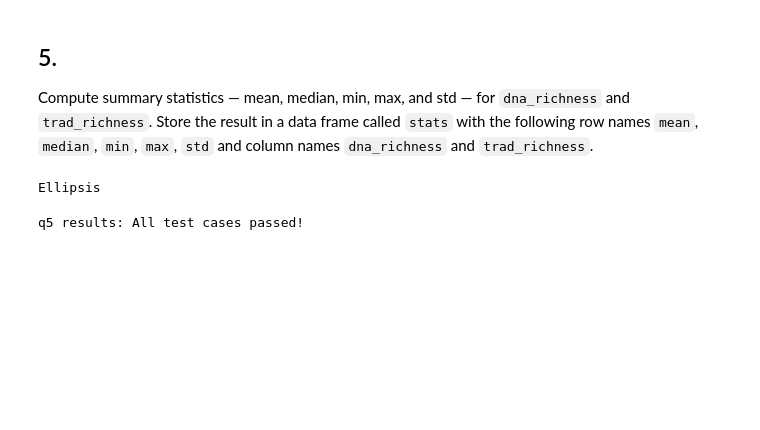
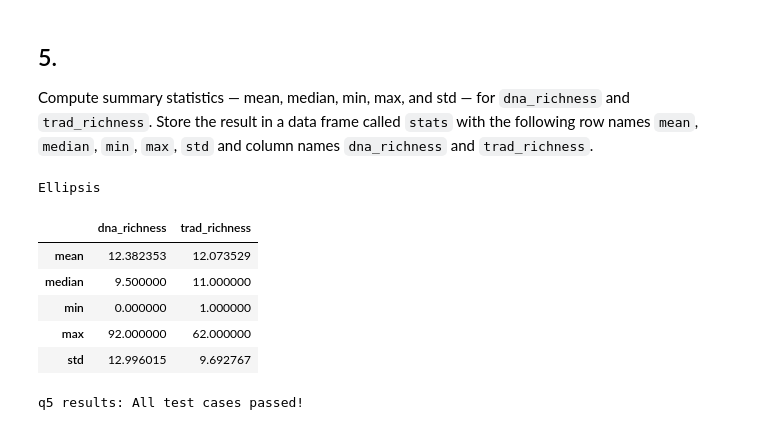
Before and after one commit to IsabellaSegarra/assignment-1, a Jupyter notebook: task1/hw1-task1.ipynb, the cells around one changed output. Cells and saved outputs as stored; diff of their text form; code cells hidden in the pictures; blank space fills up the shorter version.

```diff
--- a/task1/hw1-task1.ipynb
+++ b/task1/hw1-task1.ipynb
@@ -112,6 +108,16 @@ stats = pd.DataFrame({
 ...
 # %% [output]
 Ellipsis
+# %%
+# View stats data frame
+stats
+# %% [output]
+|  | dna_richness | trad_richness |
+| mean | 12.382353 | 12.073529 |
+| median | 9.500000 | 11.000000 |
+| min | 0.000000 | 1.000000 |
+| max | 92.000000 | 62.000000 |
+| std | 12.996015 | 9.692767 |
 # %%
 grader.check("q5")
 # %% [output]
```
Also changed, not shown: parts of 4 cells of this notebook, 4 other files.
